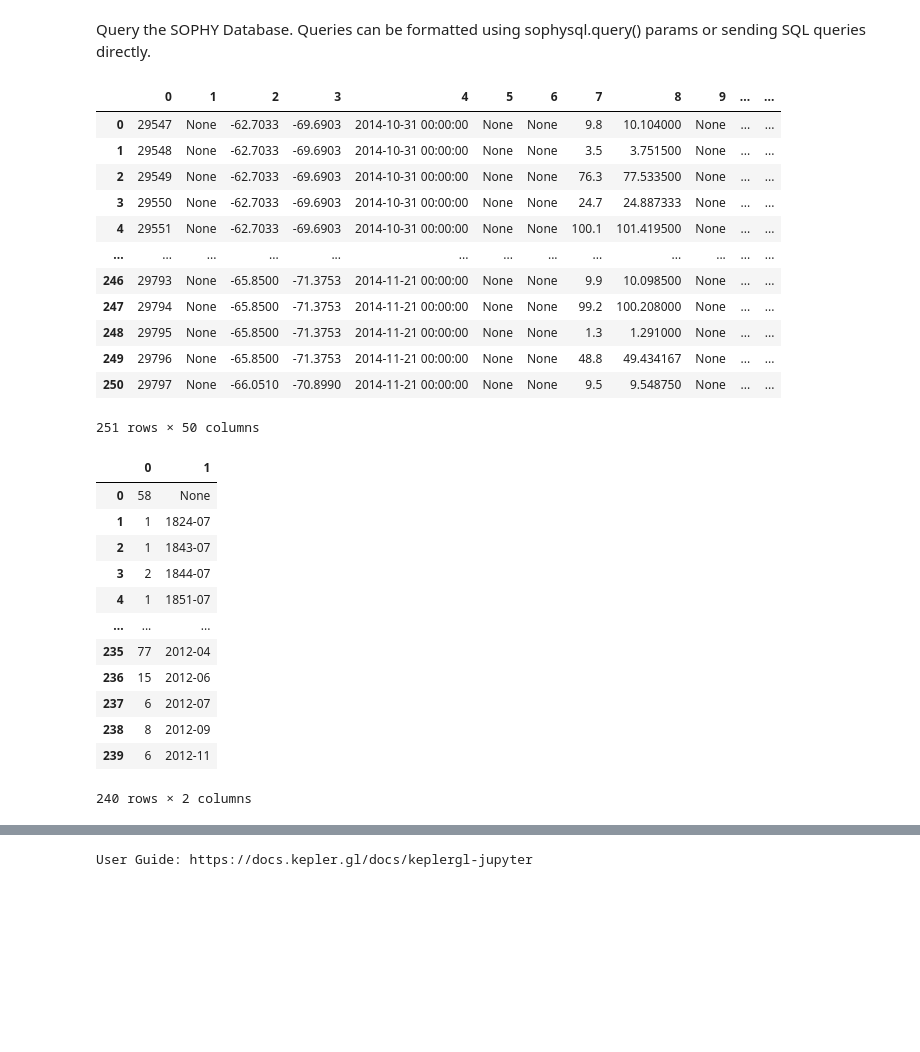
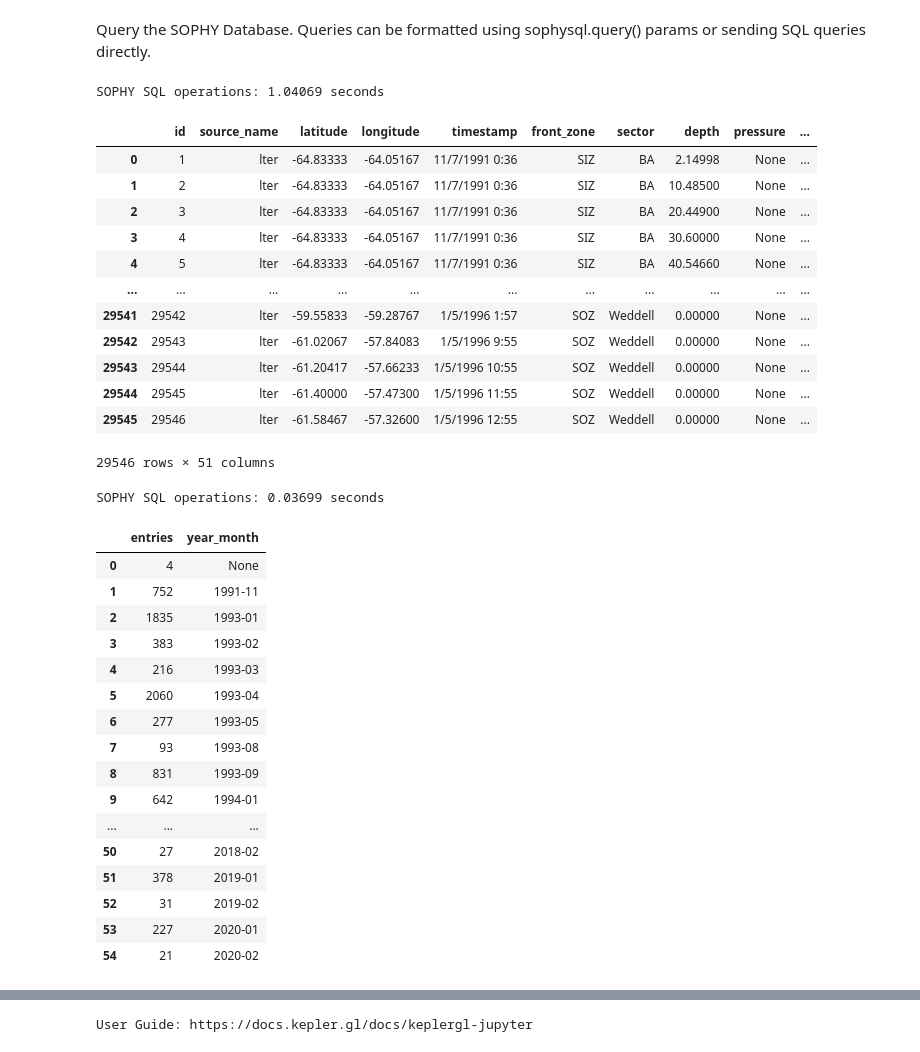
Before and after one commit to ayushnag/sophy, a Jupyter notebook: sophy/sophy.ipynb, the cells around one changed output, grey strips where cells are left out. Cells and saved outputs as stored; diff of their text form; code cells hidden in the pictures; blank space fills up the shorter version.

```diff
--- a/sophy/sophy.ipynb
+++ b/sophy/sophy.ipynb
@@ -26,43 +29,49 @@ cur = con.cursor()
 # %% [markdown]
 Query the SOPHY Database. Queries can be formatted using sophysql.query() params or sending SQL queries directly.
 # %%
-data = sophysql.query("select * from sample where source_name is null")
+data = sophysql.query("select * from sample where source_name == 'lter'")
 data
 # %% [output]
+SOPHY SQL operations: 1.04069 seconds
-|  | 0 | 1 | 2 | 3 | 4 | 5 | 6 | 7 | 8 | 9 | ... | ... |
-| 0 | 29547 | None | -62.7033 | -69.6903 | 2014-10-31 00:00:00 | None | None | 9.8 | 10.104000 | None | ... | ... |
-| 1 | 29548 | None | -62.7033 | -69.6903 | 2014-10-31 00:00:00 | None | None | 3.5 | 3.751500 | None | ... | ... |
-| 2 | 29549 | None | -62.7033 | -69.6903 | 2014-10-31 00:00:00 | None | None | 76.3 | 77.533500 | None | ... | ... |
-| 3 | 29550 | None | -62.7033 | -69.6903 | 2014-10-31 00:00:00 | None | None | 24.7 | 24.887333 | None | ... | ... |
-| 4 | 29551 | None | -62.7033 | -69.6903 | 2014-10-31 00:00:00 | None | None | 100.1 | 101.419500 | None | ... | ... |
-| ... | ... | ... | ... | ... | ... | ... | ... | ... | ... | ... | ... | ... |
-| 246 | 29793 | None | -65.8500 | -71.3753 | 2014-11-21 00:00:00 | None | None | 9.9 | 10.098500 | None | ... | ... |
-| 247 | 29794 | None | -65.8500 | -71.3753 | 2014-11-21 00:00:00 | None | None | 99.2 | 100.208000 | None | ... | ... |
-| 248 | 29795 | None | -65.8500 | -71.3753 | 2014-11-21 00:00:00 | None | None | 1.3 | 1.291000 | None | ... | ... |
-| 249 | 29796 | None | -65.8500 | -71.3753 | 2014-11-21 00:00:00 | None | None | 48.8 | 49.434167 | None | ... | ... |
-| 250 | 29797 | None | -66.0510 | -70.8990 | 2014-11-21 00:00:00 | None | None | 9.5 | 9.548750 | None | ... | ... |
+|  | id | source_name | latitude | longitude | timestamp | front_zone | sector | depth | pressure | ... |
+| 0 | 1 | lter | -64.83333 | -64.05167 | 11/7/1991 0:36 | SIZ | BA | 2.14998 | None | ... |
+| 1 | 2 | lter | -64.83333 | -64.05167 | 11/7/1991 0:36 | SIZ | BA | 10.48500 | None | ... |
+| 2 | 3 | lter | -64.83333 | -64.05167 | 11/7/1991 0:36 | SIZ | BA | 20.44900 | None | ... |
+| 3 | 4 | lter | -64.83333 | -64.05167 | 11/7/1991 0:36 | SIZ | BA | 30.60000 | None | ... |
+| 4 | 5 | lter | -64.83333 | -64.05167 | 11/7/1991 0:36 | SIZ | BA | 40.54660 | None | ... |
+| ... | ... | ... | ... | ... | ... | ... | ... | ... | ... | ... |
+| 29541 | 29542 | lter | -59.55833 | -59.28767 | 1/5/1996 1:57 | SOZ | Weddell | 0.00000 | None | ... |
+| 29542 | 29543 | lter | -61.02067 | -57.84083 | 1/5/1996 9:55 | SOZ | Weddell | 0.00000 | None | ... |
+| 29543 | 29544 | lter | -61.20417 | -57.66233 | 1/5/1996 10:55 | SOZ | Weddell | 0.00000 | None | ... |
+| 29544 | 29545 | lter | -61.40000 | -57.47300 | 1/5/1996 11:55 | SOZ | Weddell | 0.00000 | None | ... |
+| 29545 | 29546 | lter | -61.58467 | -57.32600 | 1/5/1996 12:55 | SOZ | Weddell | 0.00000 | None | ... |
-251 rows × 50 columns
+29546 rows × 51 columns
 # %%
 # add other sample queries
 # TODO: Make SQL Views for commonly used queries
 # - filter by front and sector
 # - filter by year range
 # - view only a certain month over time
-sophysql.query("select count(*) as entries, strftime('%Y-%m', timestamp) as year_month from occurrence group by year_month;")
+sophysql.query("select count(*) as entries, strftime('%Y-%m', timestamp) as year_month from sample group by year_month;")
 # %% [output]
+SOPHY SQL operations: 0.03699 seconds
-|  | 0 | 1 |
-| 0 | 58 | None |
-| 1 | 1 | 1824-07 |
-| 2 | 1 | 1843-07 |
-| 3 | 2 | 1844-07 |
-| 4 | 1 | 1851-07 |
+|  | entries | year_month |
+| 0 | 4 | None |
+| 1 | 752 | 1991-11 |
+| 2 | 1835 | 1993-01 |
+| 3 | 383 | 1993-02 |
+| 4 | 216 | 1993-03 |
+| 5 | 2060 | 1993-04 |
+| 6 | 277 | 1993-05 |
+| 7 | 93 | 1993-08 |
+| 8 | 831 | 1993-09 |
+| 9 | 642 | 1994-01 |
 | ... | ... | ... |
-| 235 | 77 | 2012-04 |
-| 236 | 15 | 2012-06 |
-| 237 | 6 | 2012-07 |
-| 238 | 8 | 2012-09 |
-| 239 | 6 | 2012-11 |
+| 50 | 27 | 2018-02 |
+| 51 | 378 | 2019-01 |
+| 52 | 31 | 2019-02 |
+| 53 | 227 | 2020-01 |
+| 54 | 21 | 2020-02 |
-240 rows × 2 columns
 # %%
 # Write some functions here that interact with sqlite and can plot the data
 map_proj = ccrs.SouthPolarStereo()
```
Also changed, not shown: parts of 3 cells of this notebook, 7 other files.
